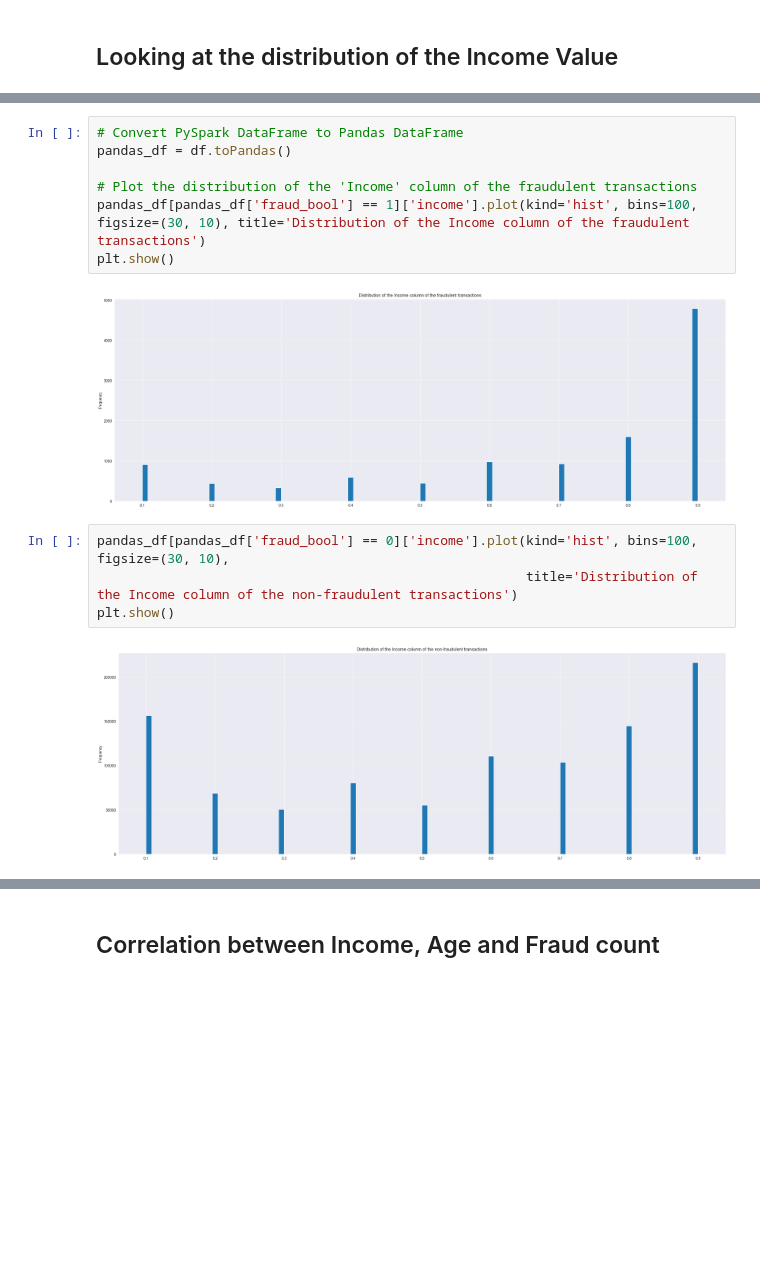
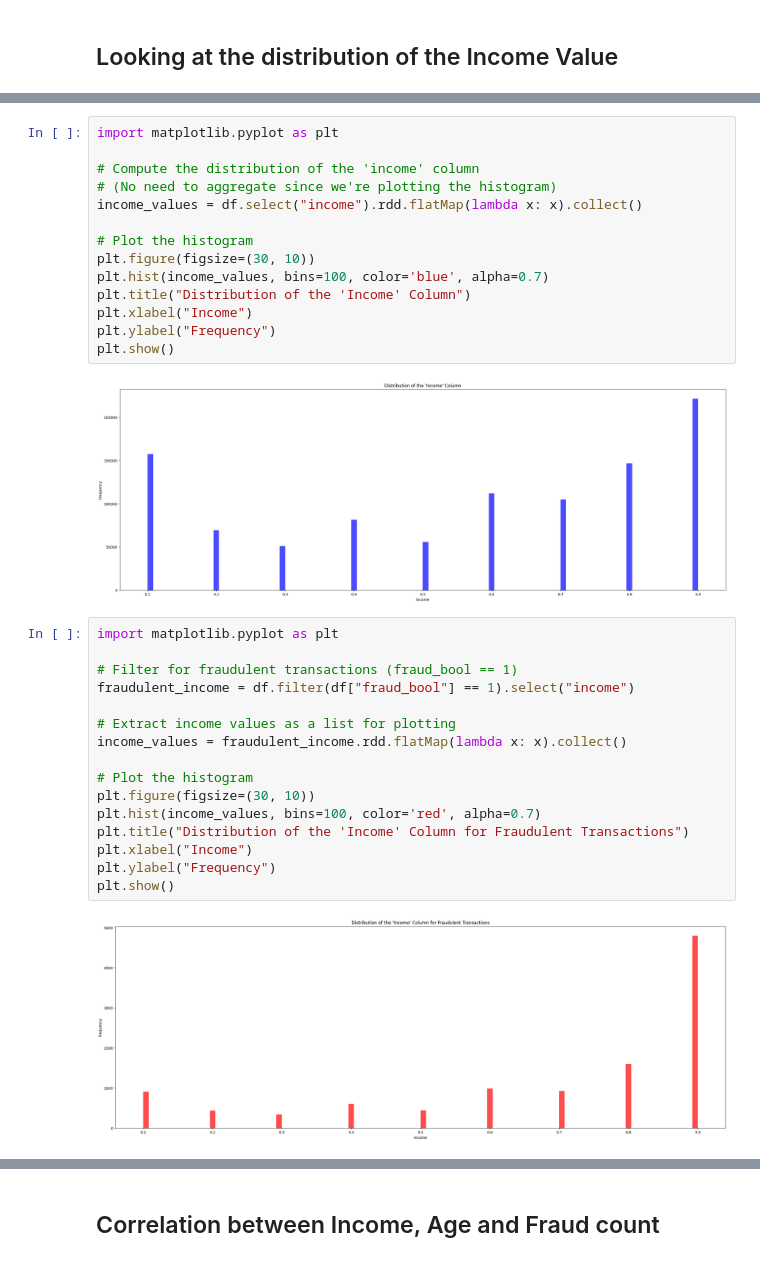
Before and after one commit to EmilianoMarrale/Bank-Fraud-Analysis-Pyspark, a Jupyter notebook: DataUnderstandingAndPrep.ipynb, the cells around one changed output, grey strips where cells are left out. Drawn from its saved outputs; the diff is of its cells as text; blank space fills up the shorter version.

```diff
--- a/DataUnderstandingAndPrep.ipynb
+++ b/DataUnderstandingAndPrep.ipynb
@@ -184,15 +208,34 @@ plt.show()
-# %%
-# Convert PySpark DataFrame to Pandas DataFrame
-pandas_df = df.toPandas()
-
-# Plot the distribution of the 'Income' column of the fraudulent transactions
-pandas_df[pandas_df['fraud_bool'] == 1]['income'].plot(kind='hist', bins=100, figsize=(30, 10), title='Distribution of the Income column of the fraudulent transactions')
-plt.show()
-# %% [output]
-[figure, removed]
-# %%
-pandas_df[pandas_df['fraud_bool'] == 0]['income'].plot(kind='hist', bins=100, figsize=(30, 10),
-                                                       title='Distribution of the Income column of the non-fraudulent transactions')
-plt.show()
-# %% [output]
-[figure, removed]
+# %%
+import matplotlib.pyplot as plt
+
+# Compute the distribution of the 'income' column
+# (No need to aggregate since we're plotting the histogram)
+income_values = df.select("income").rdd.flatMap(lambda x: x).collect()
+
+# Plot the histogram
+plt.figure(figsize=(30, 10))
+plt.hist(income_values, bins=100, color='blue', alpha=0.7)
+plt.title("Distribution of the 'Income' Column")
+plt.xlabel("Income")
+plt.ylabel("Frequency")
+plt.show()
+# %% [output]
+[figure, added]
+# %%
+import matplotlib.pyplot as plt
+
+# Filter for fraudulent transactions (fraud_bool == 1)
+fraudulent_income = df.filter(df["fraud_bool"] == 1).select("income")
+
+# Extract income values as a list for plotting
+income_values = fraudulent_income.rdd.flatMap(lambda x: x).collect()
+
+# Plot the histogram
+plt.figure(figsize=(30, 10))
+plt.hist(income_values, bins=100, color='red', alpha=0.7)
+plt.title("Distribution of the 'Income' Column for Fraudulent Transactions")
+plt.xlabel("Income")
+plt.ylabel("Frequency")
+plt.show()
+# %% [output]
+[figure, added]
```
Also changed, not shown: parts of 57 cells of this notebook, 2 other files.
